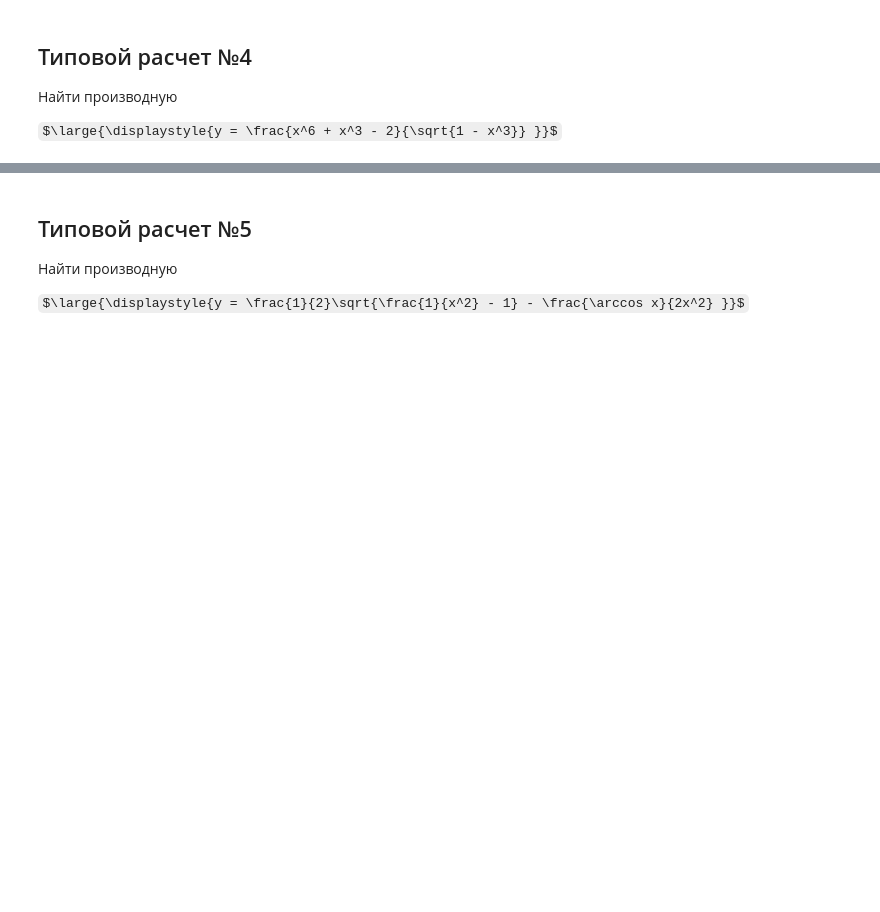
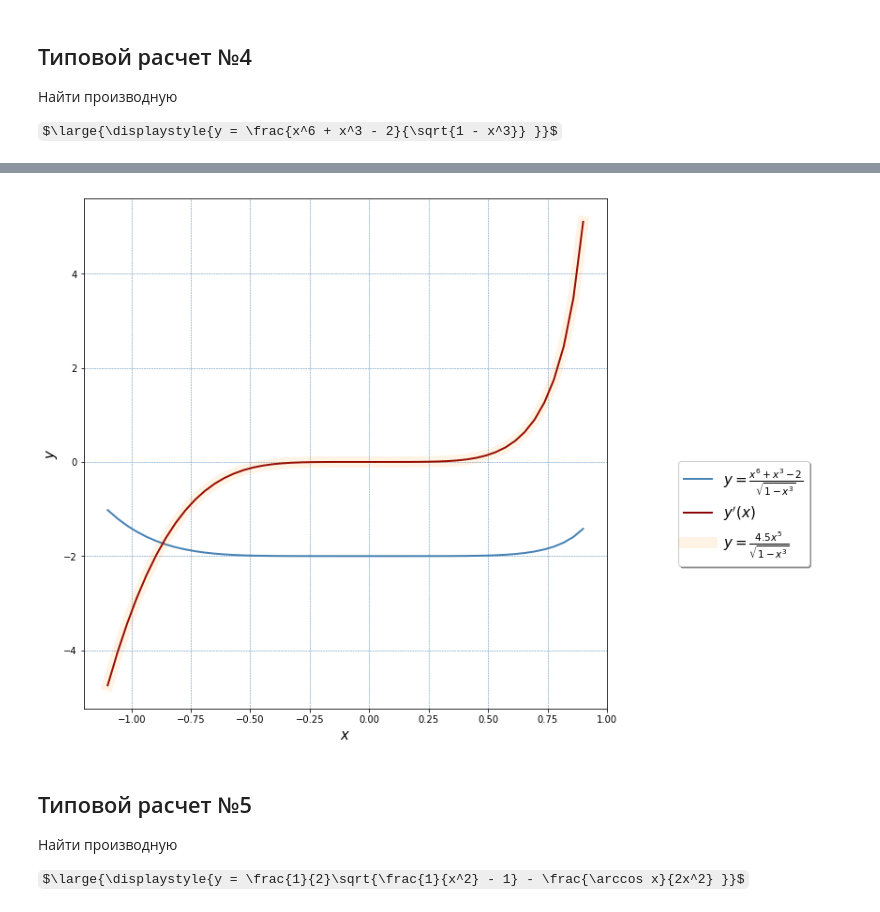
Before and after one commit to OlgaBelitskaya/math_20182019, a Jupyter notebook: mathanalysis_standardcalc201-208.ipynb, the cells around one changed output, grey strips where cells are left out. Saved outputs shown, nothing was run; the diff lists cells and outputs as text; code cells hidden in the pictures; some formulas as TeX source; blank space fills up the shorter version.

```diff
--- a/mathanalysis_standardcalc201-208.ipynb
+++ b/mathanalysis_standardcalc201-208.ipynb
@@ -220,3 +275,18 @@ $\large{\displaystyle{y = \frac{x^6 + x^3 - 2}{\sqrt{1 - x^3}} }}$
+# %%
+x = numpy.linspace(-1.1, 0.9)
+f =  lambda x: (x ** 6 + x ** 3 - 2) / (1 - x ** 3) ** 0.5
+df = lambda x: (6 * x ** 5 + 3 * x ** 2) / (1 - x ** 3) ** 0.5 + 1.5 * x ** 2 *  (x ** 6 + x ** 3 - 2) / (1 - x ** 3) ** 1.5
+g = lambda x: 4.5 * x ** 5 / (1 - x ** 3) ** 0.5
+
+plt.figure(figsize=(10,10)) ; plt.grid(c='steelblue',ls='--',lw=0.5)
+plt.plot(x, f(x), c='steelblue', lw=2, label=r'$y = \frac{x^6 + x^3 - 2}{\sqrt{1 - x^3}}$')
+plt.plot(x, df(x), c='darkred', lw=2, label=r'$y^{\prime}(x)$')
+plt.plot(x, g(x), c='darkorange', lw=12, alpha=0.1, label=r'$y = \frac{4.5x^5}{\sqrt{1 - x^3}}$')
+
+plt.xlabel(r'$x$', fontsize=15); plt.ylabel(r'$y$', fontsize=15);
+plt.legend(fontsize=15, shadow=True, bbox_to_anchor=(1.4,0.5));
+# %% [output]
+[figure, added]
 # %% [markdown]
 ## Типовой расчет №5
 
```
Also changed, not shown: parts of 11 cells of this notebook.
